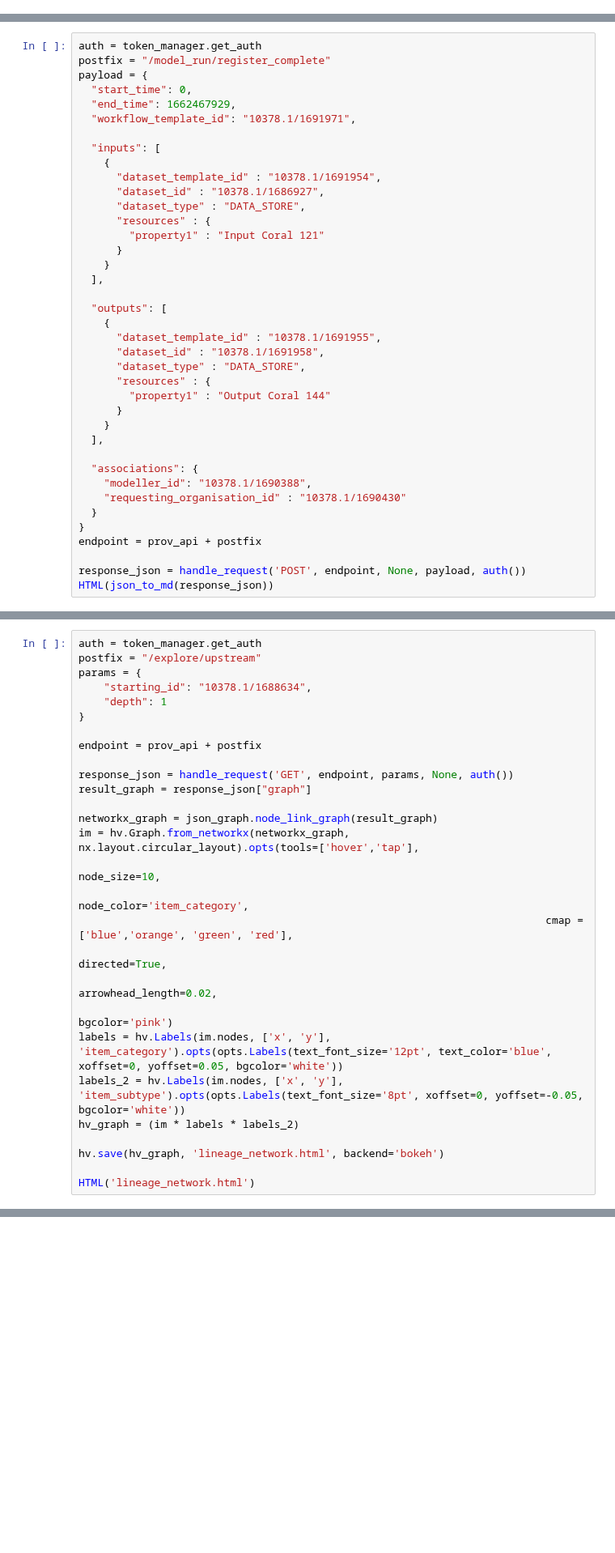
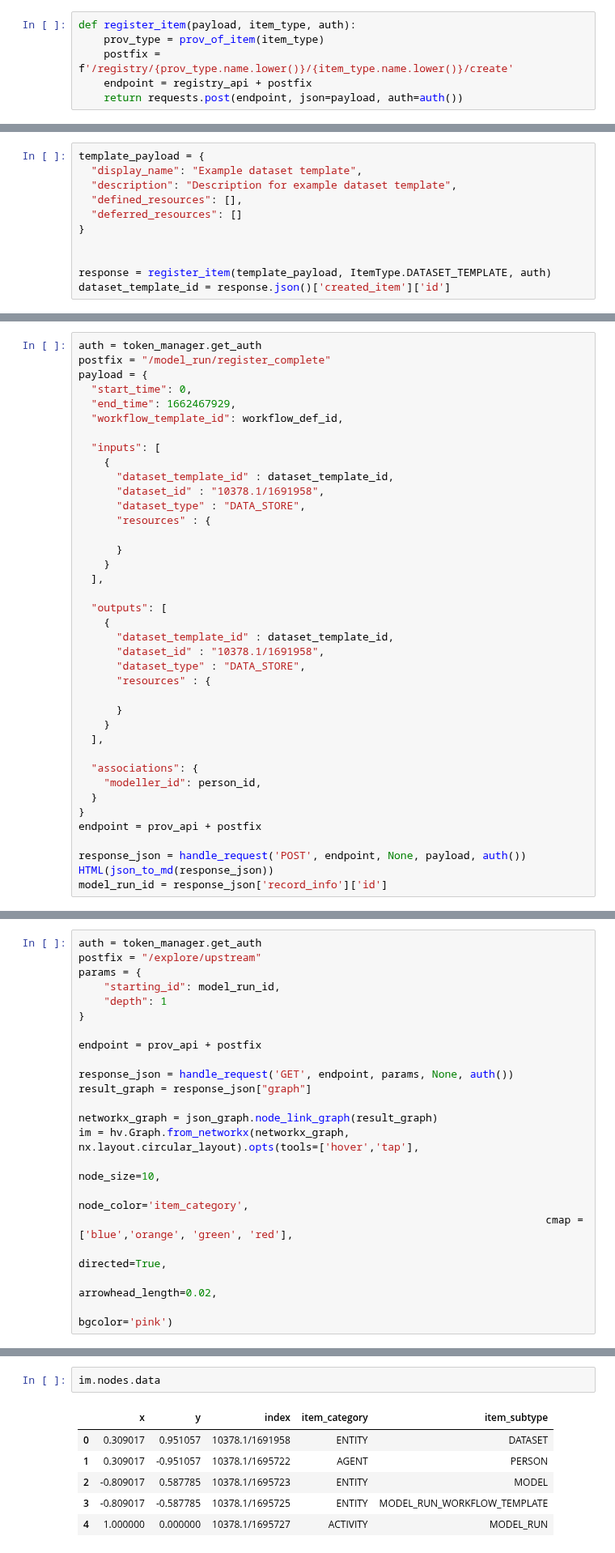
Before and after one commit to gbrrestoration/rrap-demo-blog, a Jupyter notebook: _notebooks/2022-07-20-rrap-provenance-demo.ipynb, the cells around one changed output, grey strips where cells are left out. Shown at 81% size. Saved outputs shown, nothing was run; the diff lists cells and outputs as text; blank space fills up the shorter version.

Commit message:
WIP fixing prov demo by using dynamic IDs

```diff
--- a/_notebooks/2022-07-20-rrap-provenance-demo.ipynb
+++ b/_notebooks/2022-07-20-rrap-provenance-demo.ipynb
@@ -179,0 +223,6 @@ see <a href="https://prov-api.testing.rrap-is.com/redoc#tag/Model-Runs/operation
+# %%
+def register_item(payload, item_type, auth):
+    prov_type = prov_of_item(item_type)
+    postfix = f'/registry/{prov_type.name.lower()}/{item_type.name.lower()}/create'
+    endpoint = registry_api + postfix
+    return requests.post(endpoint, json=payload, auth=auth())
@@ -179,0 +258,11 @@ see <a href="https://prov-api.testing.rrap-is.com/redoc#tag/Model-Runs/operation
+# %%
+template_payload = {
+  "display_name": "Example dataset template",
+  "description": "Description for example dataset template",
+  "defined_resources": [],
+  "deferred_resources": []
+}
+
+
+response = register_item(template_payload, ItemType.DATASET_TEMPLATE, auth)
+dataset_template_id = response.json()['created_item']['id']
@@ -183,36 +297,36 @@ postfix = "/model_run/register_complete"
 payload = {
   "start_time": 0,
   "end_time": 1662467929,
-  "workflow_template_id": "10378.1/1691971",
+  "workflow_template_id": workflow_def_id,
 
   "inputs": [
     {
-      "dataset_template_id" : "10378.1/1691954",
-      "dataset_id" : "10378.1/1686927",
+      "dataset_template_id" : dataset_template_id,
+      "dataset_id" : "10378.1/1691958",
       "dataset_type" : "DATA_STORE",
       "resources" : {
-        "property1" : "Input Coral 121"
+
       }
     }
   ],
 
   "outputs": [
     {
-      "dataset_template_id" : "10378.1/1691955",
+      "dataset_template_id" : dataset_template_id,
       "dataset_id" : "10378.1/1691958",
       "dataset_type" : "DATA_STORE",
       "resources" : {
-        "property1" : "Output Coral 144"
+
       }
     }
   ],
 
   "associations": {
-    "modeller_id": "10378.1/1690388",
-    "requesting_organisation_id" : "10378.1/1690430"
+    "modeller_id": person_id,
   }
 }
 endpoint = prov_api + postfix
 
 response_json = handle_request('POST', endpoint, None, payload, auth())
 HTML(json_to_md(response_json))
+model_run_id = response_json['record_info']['id']
@@ -235,7 +345,7 @@ Lets explore back upstream from the generated output from the above completed mo
 auth = token_manager.get_auth
 postfix = "/explore/upstream"
 params = {
-    "starting_id": "10378.1/1688634",
+    "starting_id": model_run_id,
     "depth": 1
 }
 
@@ -252,10 +362,3 @@ im = hv.Graph.from_networkx(networkx_graph, nx.layout.circular_layout).opts(tool
                                                                           directed=True,
                                                                           arrowhead_length=0.02,
                                                                           bgcolor='pink')
-labels = hv.Labels(im.nodes, ['x', 'y'], 'item_category').opts(opts.Labels(text_font_size='12pt', text_color='blue', xoffset=0, yoffset=0.05, bgcolor='white'))
-labels_2 = hv.Labels(im.nodes, ['x', 'y'], 'item_subtype').opts(opts.Labels(text_font_size='8pt', xoffset=0, yoffset=-0.05, bgcolor='white'))
-hv_graph = (im * labels * labels_2)
-
-hv.save(hv_graph, 'lineage_network.html', backend='bokeh')
-
-HTML('lineage_network.html')
@@ -265,0 +365,9 @@ PandasInterface expects tabular data, for more information on supported datatype
+# %%
+im.nodes.data
+# %% [output]
+|  | x | y | index | item_category | item_subtype |
+| 0 | 0.309017 | 0.951057 | 10378.1/1691958 | ENTITY | DATASET |
+| 1 | 0.309017 | -0.951057 | 10378.1/1695722 | AGENT | PERSON |
+| 2 | -0.809017 | 0.587785 | 10378.1/1695723 | ENTITY | MODEL |
+| 3 | -0.809017 | -0.587785 | 10378.1/1695725 | ENTITY | MODEL_RUN_WORKFLOW_TEMPLATE |
+| 4 | 1.000000 | 0.000000 | 10378.1/1695727 | ACTIVITY | MODEL_RUN |
```
Also changed, not shown: parts of 12 cells of this notebook.
